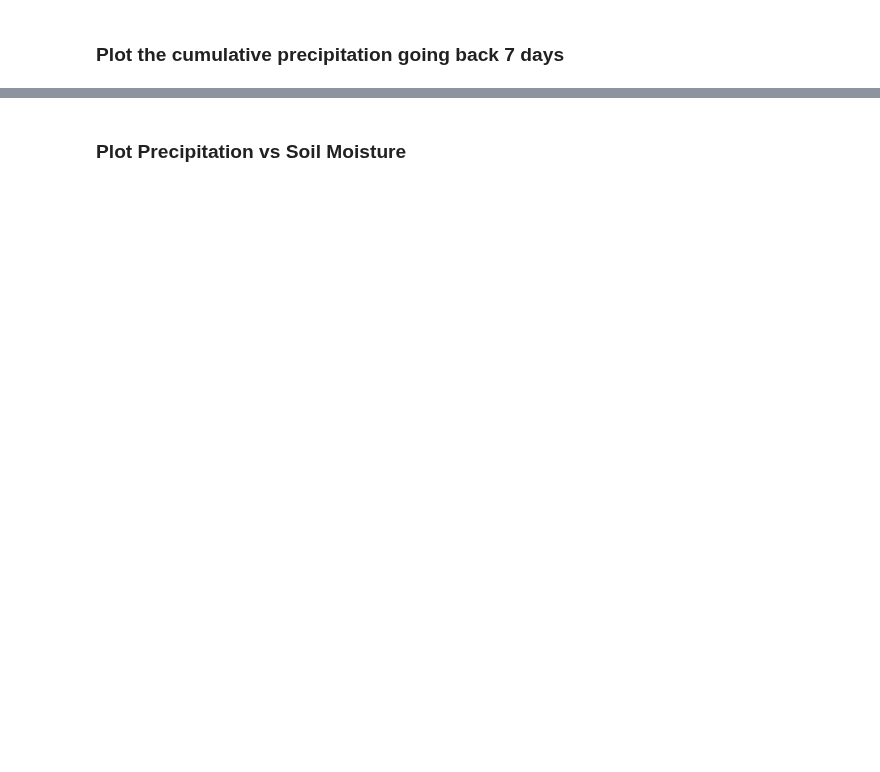
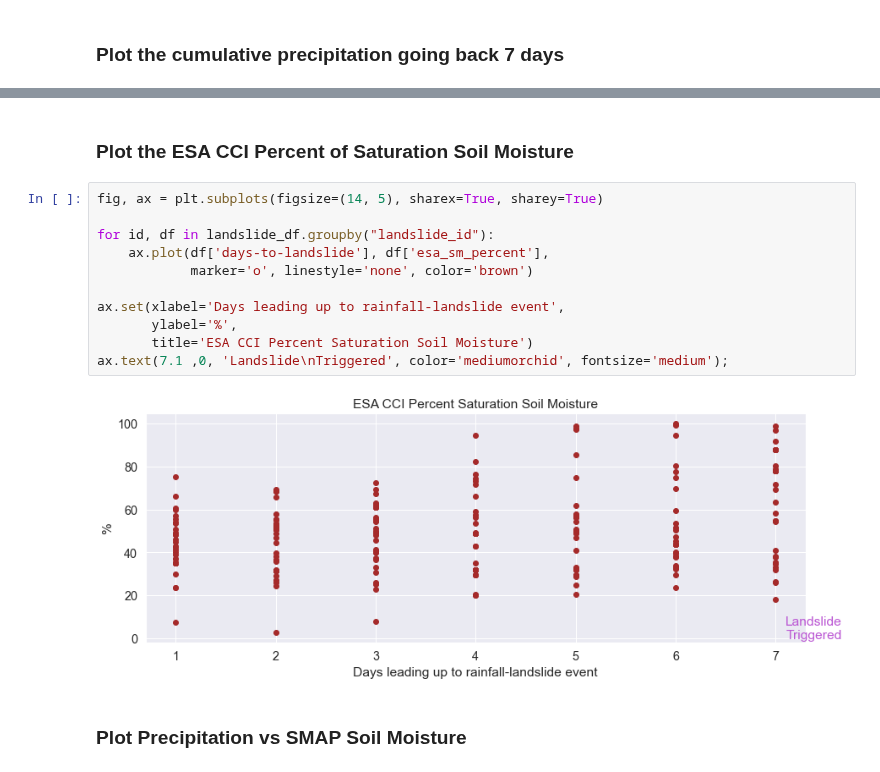
Before and after one commit to jacquiewitte/capstone-landslides-soilmoisture, a Jupyter notebook: landslide_precip_soilm.ipynb, the cells around one changed output, grey strips where cells are left out. Drawn from its saved outputs; the diff is of its cells as text; blank space fills up the shorter version.

```diff
--- a/landslide_precip_soilm.ipynb
+++ b/landslide_precip_soilm.ipynb
@@ -315,2 +370,17 @@ ax.text(7.1 ,0, 'Landslide\nTriggered', color='mediumorchid', fontsize='medium')
+# %% [markdown]
+### Plot the ESA CCI Percent of Saturation Soil Moisture
+# %%
+fig, ax = plt.subplots(figsize=(14, 5), sharex=True, sharey=True)
+
+for id, df in landslide_df.groupby("landslide_id"):
+    ax.plot(df['days-to-landslide'], df['esa_sm_percent'],
+            marker='o', linestyle='none', color='brown')
+
+ax.set(xlabel='Days leading up to rainfall-landslide event',
+       ylabel='%',
+       title='ESA CCI Percent Saturation Soil Moisture')
+ax.text(7.1 ,0, 'Landslide\nTriggered', color='mediumorchid', fontsize='medium');
+# %% [output]
+[figure, added]
 # %% [markdown]
-### Plot Precipitation vs Soil Moisture
+### Plot Precipitation vs SMAP Soil Moisture
```
Also changed, not shown: parts of 19 cells of this notebook.
